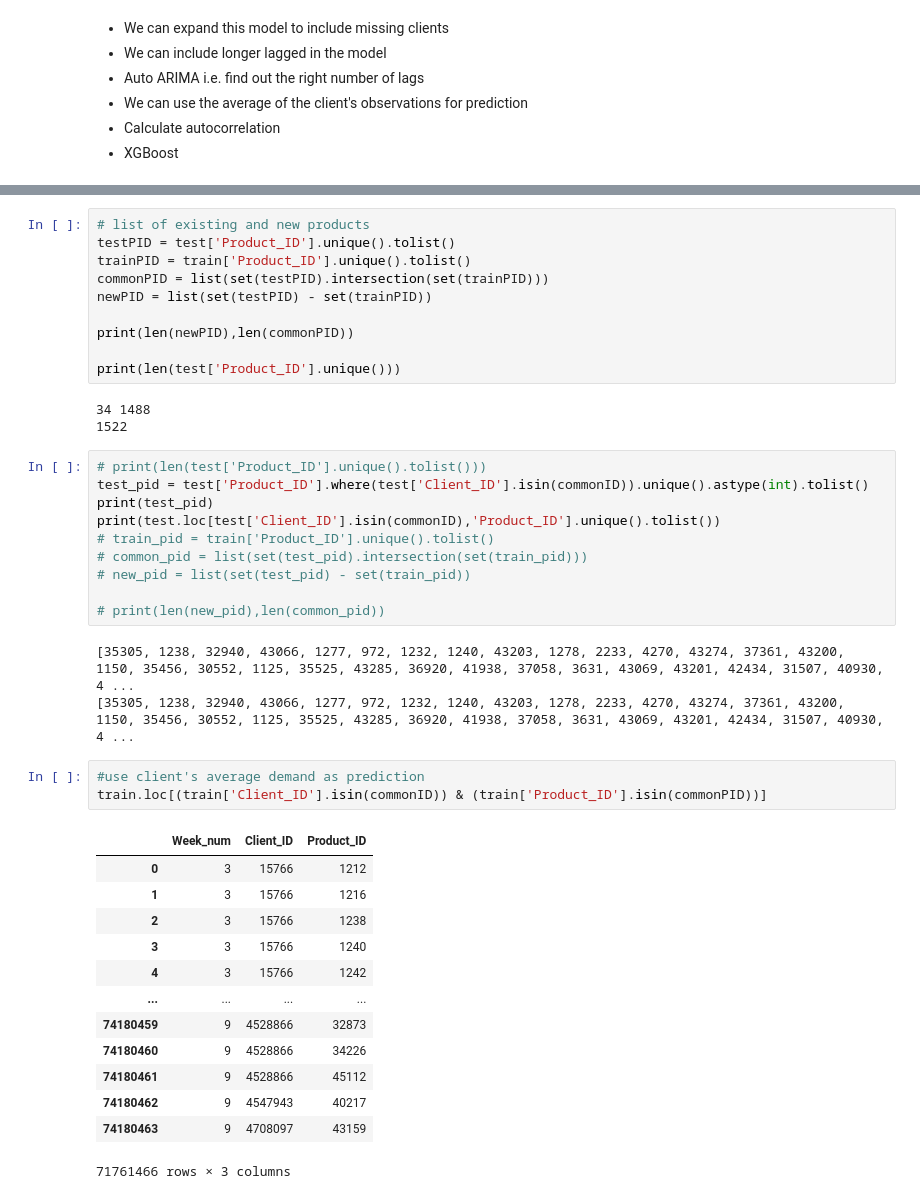
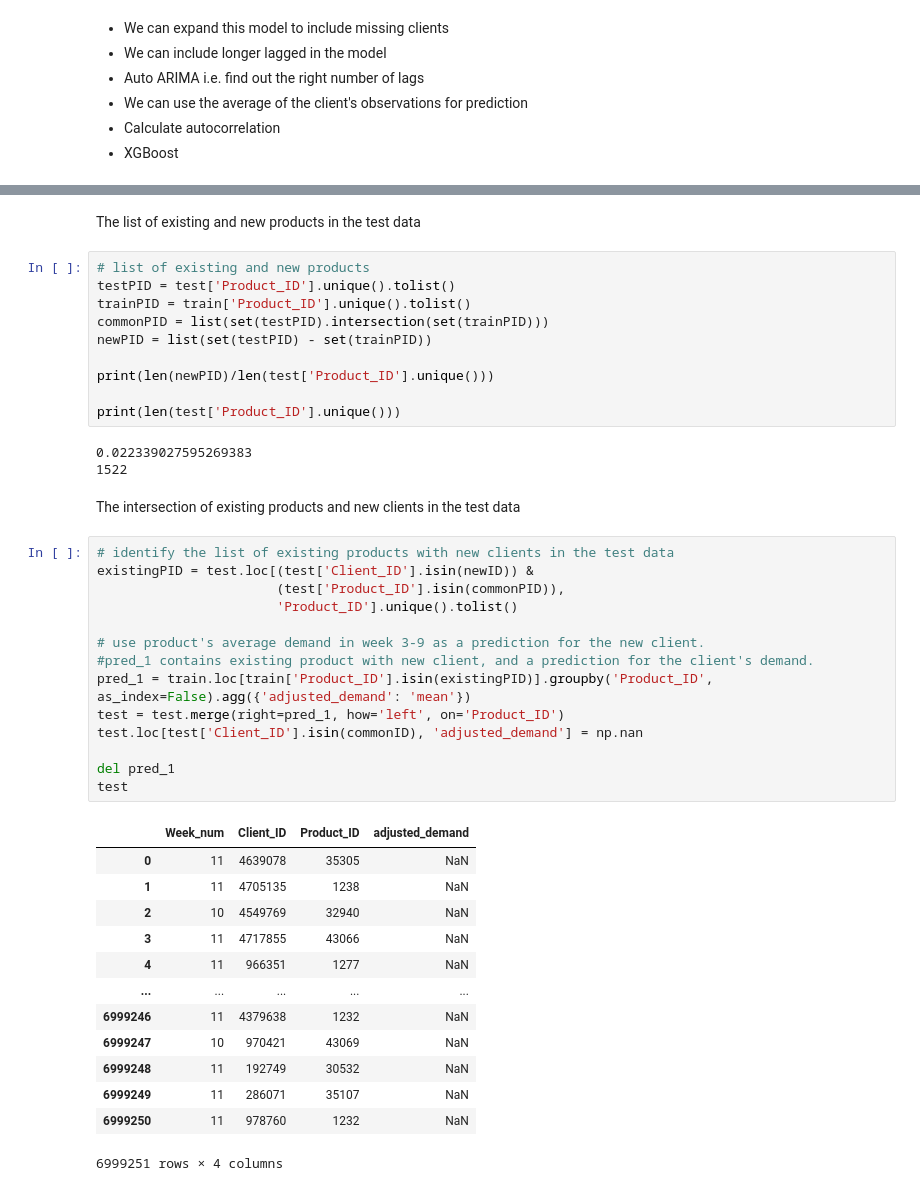
Before and after one commit to ElliotBlackstone/EWinter25_Product_Inventory, a Jupyter notebook: 1_data_clean.ipynb, the cells around one changed output, grey strips where cells are left out. Cells and saved outputs as stored; diff of their text form.

```diff
--- a/1_data_clean.ipynb
+++ b/1_data_clean.ipynb
@@ -253,4 +254,6 @@ print(len(test['Client_ID'].unique()))
 745164
+# %% [markdown]
+The list of existing and new products in the test data
 # %%
 # list of existing and new products
 testPID = test['Product_ID'].unique().tolist()
@@ -258,39 +261,39 @@ trainPID = train['Product_ID'].unique().tolist()
 commonPID = list(set(testPID).intersection(set(trainPID)))
 newPID = list(set(testPID) - set(trainPID))
 
-print(len(newPID),len(commonPID))
+print(len(newPID)/len(test['Product_ID'].unique()))
 
 print(len(test['Product_ID'].unique()))
 # %% [output]
-34 1488
+0.022339027595269383
 1522
-# %%
-# print(len(test['Product_ID'].unique().tolist()))
-test_pid = test['Product_ID'].where(test['Client_ID'].isin(commonID)).unique().astype(int).tolist()
-print(test_pid)
-print(test.loc[test['Client_ID'].isin(commonID),'Product_ID'].unique().tolist())
-# train_pid = train['Product_ID'].unique().tolist()
-# common_pid = list(set(test_pid).intersection(set(train_pid)))
-# new_pid = list(set(test_pid) - set(train_pid))
-
-# print(len(new_pid),len(common_pid))
-# %% [output]
-[35305, 1238, 32940, 43066, 1277, 972, 1232, 1240, 43203, 1278, 2233, 4270, 43274, 37361, 43200, 1150, 35456, 30552, 1125, 35525, 43285, 36920, 41938, 37058, 3631, 43069, 43201, 42434, 31507, 40930, 4 ...
-[35305, 1238, 32940, 43066, 1277, 972, 1232, 1240, 43203, 1278, 2233, 4270, 43274, 37361, 43200, 1150, 35456, 30552, 1125, 35525, 43285, 36920, 41938, 37058, 3631, 43069, 43201, 42434, 31507, 40930, 4 ...
-# %%
-#use client's average demand as prediction
-train.loc[(train['Client_ID'].isin(commonID)) & (train['Product_ID'].isin(commonPID))]
-# %% [output]
-|  | Week_num | Client_ID | Product_ID |
-| 0 | 3 | 15766 | 1212 |
-| 1 | 3 | 15766 | 1216 |
-| 2 | 3 | 15766 | 1238 |
-| 3 | 3 | 15766 | 1240 |
-| 4 | 3 | 15766 | 1242 |
-| ... | ... | ... | ... |
-| 74180459 | 9 | 4528866 | 32873 |
-| 74180460 | 9 | 4528866 | 34226 |
-| 74180461 | 9 | 4528866 | 45112 |
-| 74180462 | 9 | 4547943 | 40217 |
-| 74180463 | 9 | 4708097 | 43159 |
-71761466 rows × 3 columns
+# %% [markdown]
+The intersection of existing products and new clients in the test data
+# %%
+# identify the list of existing products with new clients in the test data
+existingPID = test.loc[(test['Client_ID'].isin(newID)) &
+                       (test['Product_ID'].isin(commonPID)),
+                       'Product_ID'].unique().tolist()
+
+# use product's average demand in week 3-9 as a prediction for the new client.
+#pred_1 contains existing product with new client, and a prediction for the client's demand.
+pred_1 = train.loc[train['Product_ID'].isin(existingPID)].groupby('Product_ID', as_index=False).agg({'adjusted_demand': 'mean'})
+test = test.merge(right=pred_1, how='left', on='Product_ID')
+test.loc[test['Client_ID'].isin(commonID), 'adjusted_demand'] = np.nan
+
+del pred_1
+test
+# %% [output]
+|  | Week_num | Client_ID | Product_ID | adjusted_demand |
+| 0 | 11 | 4639078 | 35305 | NaN |
+| 1 | 11 | 4705135 | 1238 | NaN |
+| 2 | 10 | 4549769 | 32940 | NaN |
+| 3 | 11 | 4717855 | 43066 | NaN |
+| 4 | 11 | 966351 | 1277 | NaN |
+| ... | ... | ... | ... | ... |
+| 6999246 | 11 | 4379638 | 1232 | NaN |
+| 6999247 | 10 | 970421 | 43069 | NaN |
+| 6999248 | 11 | 192749 | 30532 | NaN |
+| 6999249 | 11 | 286071 | 35107 | NaN |
+| 6999250 | 11 | 978760 | 1232 | NaN |
+6999251 rows × 4 columns
```
Also changed, not shown: parts of 15 cells of this notebook.
